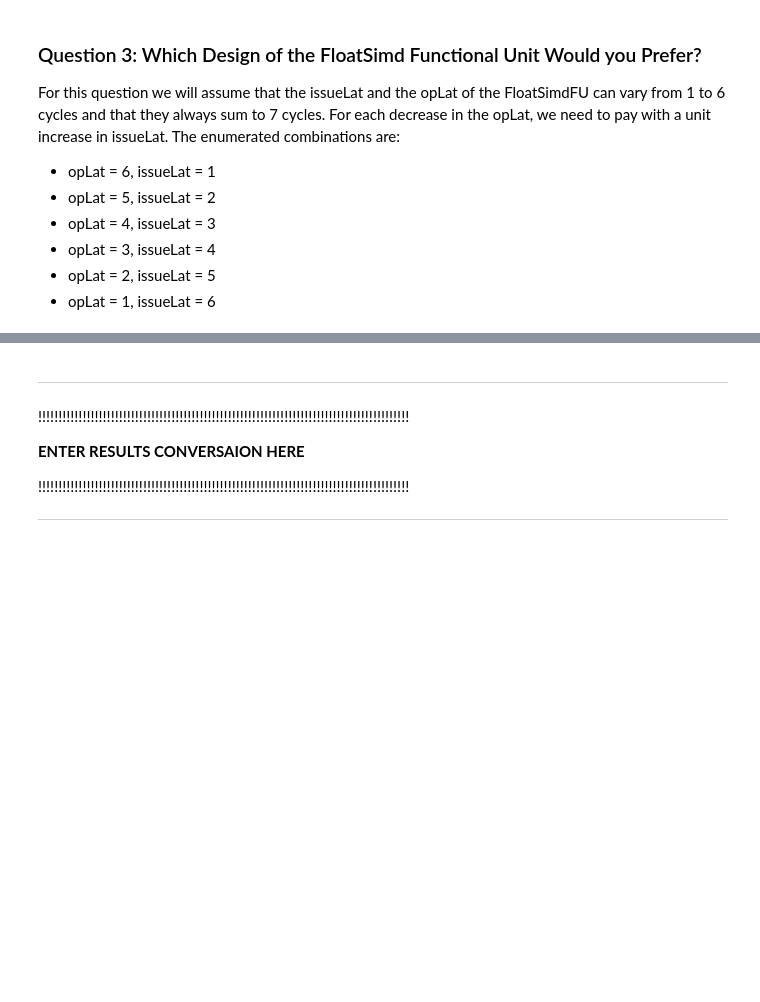
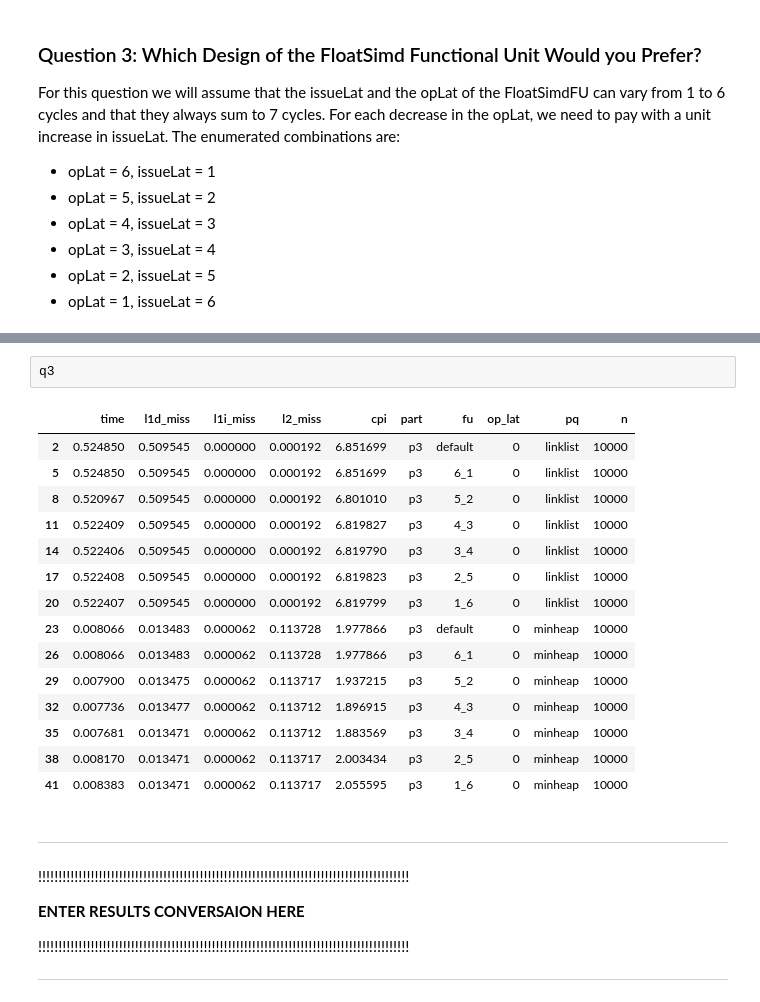
Before and after one commit to c14kevincardenas/cs5200-project2, a Jupyter notebook: report.ipynb, the cells around one changed output, grey strips where cells are left out. Drawn from its saved outputs; the diff is of its cells as text; blank space fills up the shorter version.

```diff
--- a/report.ipynb
+++ b/report.ipynb
@@ -128,3 +146,21 @@ plt.show()
+# %%
+q3
+# %% [output]
+|  | time | l1d_miss | l1i_miss | l2_miss | cpi | part | fu | op_lat | pq | n |
+| 2 | 0.524850 | 0.509545 | 0.000000 | 0.000192 | 6.851699 | p3 | default | 0 | linklist | 10000 |
+| 5 | 0.524850 | 0.509545 | 0.000000 | 0.000192 | 6.851699 | p3 | 6_1 | 0 | linklist | 10000 |
+| 8 | 0.520967 | 0.509545 | 0.000000 | 0.000192 | 6.801010 | p3 | 5_2 | 0 | linklist | 10000 |
+| 11 | 0.522409 | 0.509545 | 0.000000 | 0.000192 | 6.819827 | p3 | 4_3 | 0 | linklist | 10000 |
+| 14 | 0.522406 | 0.509545 | 0.000000 | 0.000192 | 6.819790 | p3 | 3_4 | 0 | linklist | 10000 |
+| 17 | 0.522408 | 0.509545 | 0.000000 | 0.000192 | 6.819823 | p3 | 2_5 | 0 | linklist | 10000 |
+| 20 | 0.522407 | 0.509545 | 0.000000 | 0.000192 | 6.819799 | p3 | 1_6 | 0 | linklist | 10000 |
+| 23 | 0.008066 | 0.013483 | 0.000062 | 0.113728 | 1.977866 | p3 | default | 0 | minheap | 10000 |
+| 26 | 0.008066 | 0.013483 | 0.000062 | 0.113728 | 1.977866 | p3 | 6_1 | 0 | minheap | 10000 |
+| 29 | 0.007900 | 0.013475 | 0.000062 | 0.113717 | 1.937215 | p3 | 5_2 | 0 | minheap | 10000 |
+| 32 | 0.007736 | 0.013477 | 0.000062 | 0.113712 | 1.896915 | p3 | 4_3 | 0 | minheap | 10000 |
+| 35 | 0.007681 | 0.013471 | 0.000062 | 0.113712 | 1.883569 | p3 | 3_4 | 0 | minheap | 10000 |
+| 38 | 0.008170 | 0.013471 | 0.000062 | 0.113717 | 2.003434 | p3 | 2_5 | 0 | minheap | 10000 |
+| 41 | 0.008383 | 0.013471 | 0.000062 | 0.113717 | 2.055595 | p3 | 1_6 | 0 | minheap | 10000 |
 # %% [markdown]
 *******************************************************************************************
 !!!!!!!!!!!!!!!!!!!!!!!!!!!!!!!!!!!!!!!!!!!!!!!!!!!!!!!!!!!!!!!!!!!!!!!!!!!!!!!!!!!!!!!!!!!!
```
Also changed, not shown: parts of 3 cells of this notebook, 1 other file.
